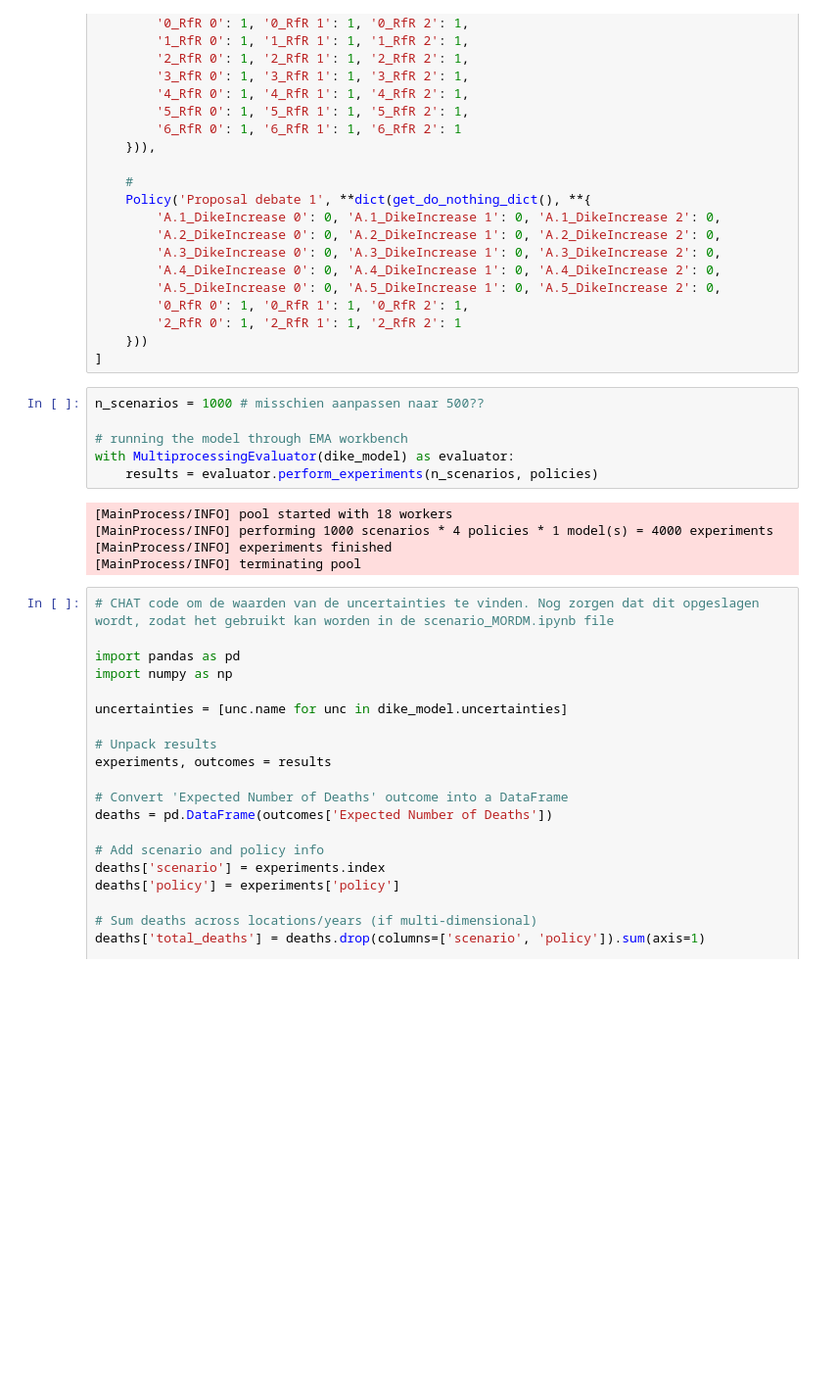
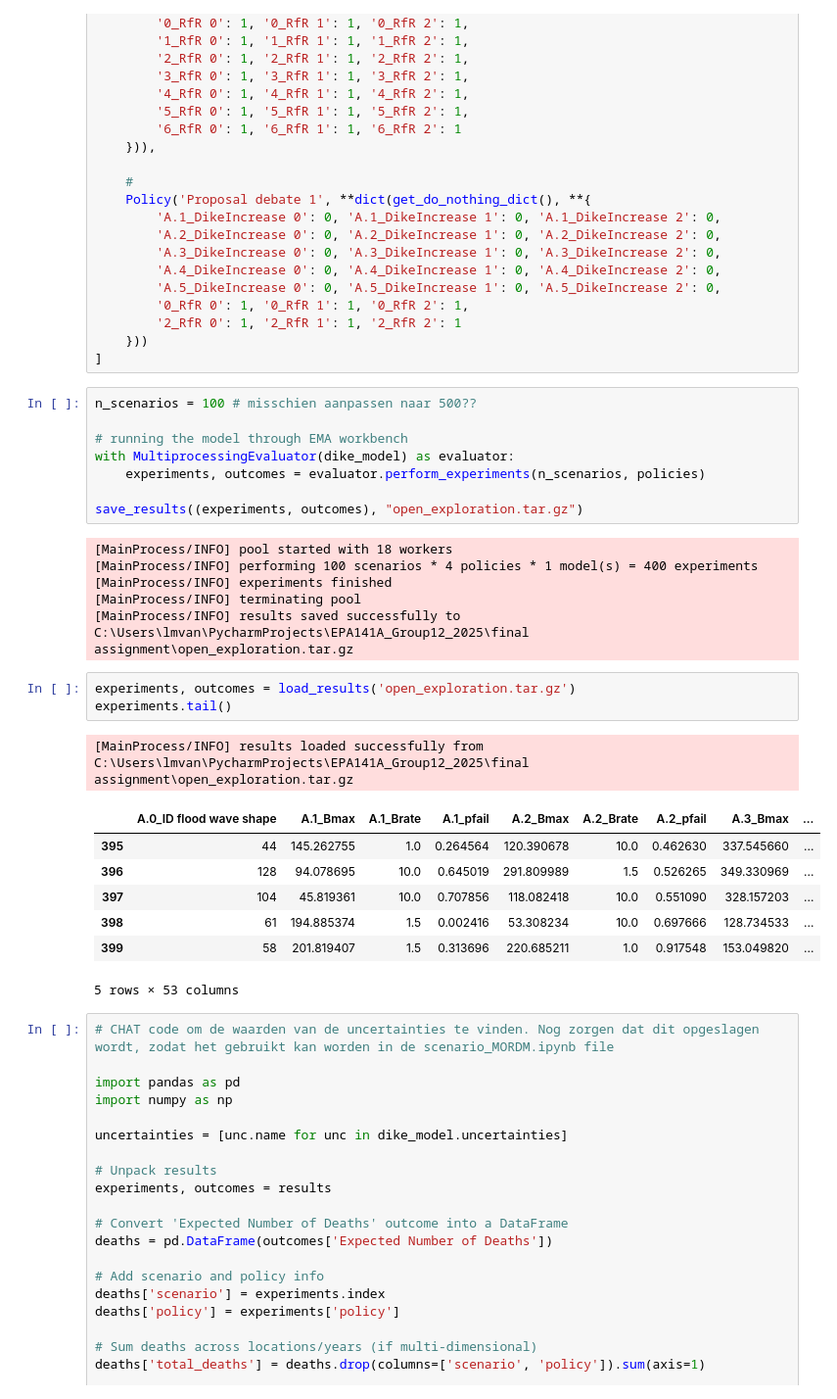
Before and after one commit to Eva-Bro/EPA141A_Group12_2025, a Jupyter notebook: final assignment/Open Exploration.ipynb, the cells around one changed output. Shown at 98% size. Drawn from its saved outputs; the diff is of its cells as text; blank space fills up the shorter version.

```diff
--- a/final assignment/Open Exploration.ipynb
+++ b/final assignment/Open Exploration.ipynb
@@ -66,16 +66,31 @@ policies = [
     }))
 ]
 # %%
-n_scenarios = 1000 # misschien aanpassen naar 500??
+n_scenarios = 100 # misschien aanpassen naar 500??
 
 # running the model through EMA workbench
 with MultiprocessingEvaluator(dike_model) as evaluator:
-    results = evaluator.perform_experiments(n_scenarios, policies)
+    experiments, outcomes = evaluator.perform_experiments(n_scenarios, policies)
+
+save_results((experiments, outcomes), "open_exploration.tar.gz")
 # %% [output]
 [MainProcess/INFO] pool started with 18 workers
-[MainProcess/INFO] performing 1000 scenarios * 4 policies * 1 model(s) = 4000 experiments
+[MainProcess/INFO] performing 100 scenarios * 4 policies * 1 model(s) = 400 experiments
 [MainProcess/INFO] experiments finished
 [MainProcess/INFO] terminating pool
+[MainProcess/INFO] results saved successfully to C:\Users\lmvan\PycharmProjects\EPA141A_Group12_2025\final assignment\open_exploration.tar.gz
+# %%
+experiments, outcomes = load_results('open_exploration.tar.gz')
+experiments.tail()
+# %% [output]
+[MainProcess/INFO] results loaded successfully from C:\Users\lmvan\PycharmProjects\EPA141A_Group12_2025\final assignment\open_exploration.tar.gz
+|  | A.0_ID flood wave shape | A.1_Bmax | A.1_Brate | A.1_pfail | A.2_Bmax | A.2_Brate | A.2_pfail | A.3_Bmax | ... |
+| 395 | 44 | 145.262755 | 1.0 | 0.264564 | 120.390678 | 10.0 | 0.462630 | 337.545660 | ... |
+| 396 | 128 | 94.078695 | 10.0 | 0.645019 | 291.809989 | 1.5 | 0.526265 | 349.330969 | ... |
+| 397 | 104 | 45.819361 | 10.0 | 0.707856 | 118.082418 | 10.0 | 0.551090 | 328.157203 | ... |
+| 398 | 61 | 194.885374 | 1.5 | 0.002416 | 53.308234 | 10.0 | 0.697666 | 128.734533 | ... |
+| 399 | 58 | 201.819407 | 1.5 | 0.313696 | 220.685211 | 1.0 | 0.917548 | 153.049820 | ... |
+5 rows × 53 columns
 # %%
 # CHAT code om de waarden van de uncertainties te vinden. Nog zorgen dat dit opgeslagen wordt, zodat het gebruikt kan worden in de scenario_MORDM.ipynb file
 
```
Also changed, not shown: parts of 1 cell of this notebook, 1 other file.
